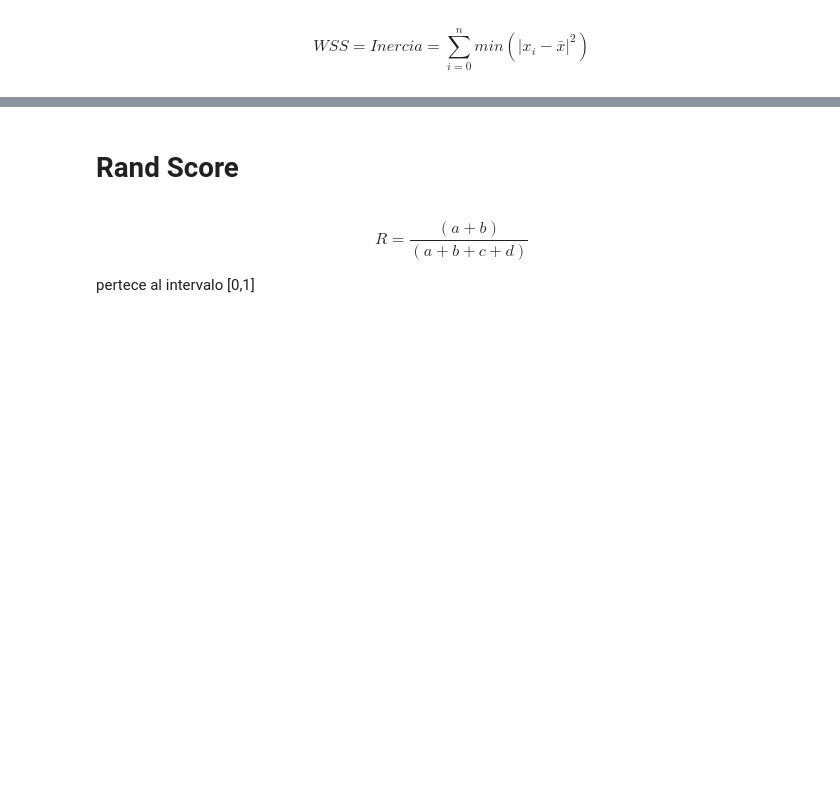
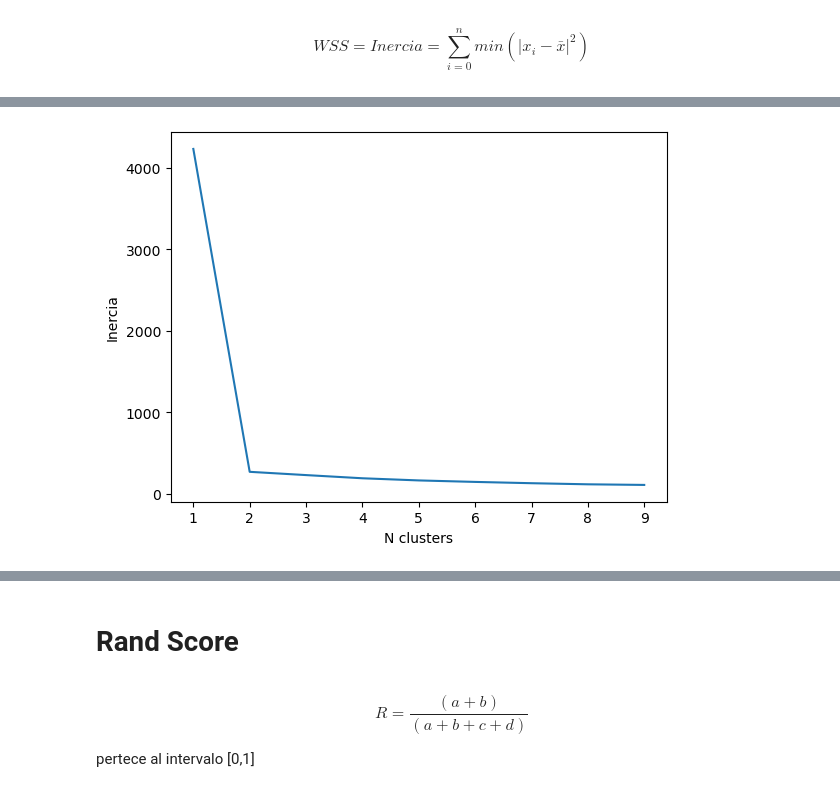
Before and after one commit to Ironhack-Data-Madrid-Enero-2023/apuntes_clase, a Jupyter notebook: semana_7/4.3 - Evaluacion No Supervisado.ipynb, the cells around one changed output, grey strips where cells are left out. Cells and saved outputs as stored; diff of their text form; code cells hidden in the pictures; blank space fills up the shorter version.

```diff
--- a/semana_7/4.3 - Evaluacion No Supervisado.ipynb
+++ b/semana_7/4.3 - Evaluacion No Supervisado.ipynb
@@ -29,0 +112,2 @@ $$WSS=Inercia=\sum_{i=0}^{n} min(|x_i - \bar{x}|^{2})$$
+# %%
+n_clusters, inercia = zip(*[(k, cluster.KMeans(n_clusters=k).fit(X).inertia_) for k in range(1, 10)])
@@ -29,0 +127,11 @@ $$WSS=Inercia=\sum_{i=0}^{n} min(|x_i - \bar{x}|^{2})$$
+# %%
+fig=plt.figure()
+
+ax=fig.add_subplot()
+
+ax.plot(n_clusters, inercia)
+
+plt.xlabel('N clusters')
+plt.ylabel('Inercia');
+# %% [output]
+[figure, added]
```
Also changed, not shown: parts of 64 cells of this notebook.
